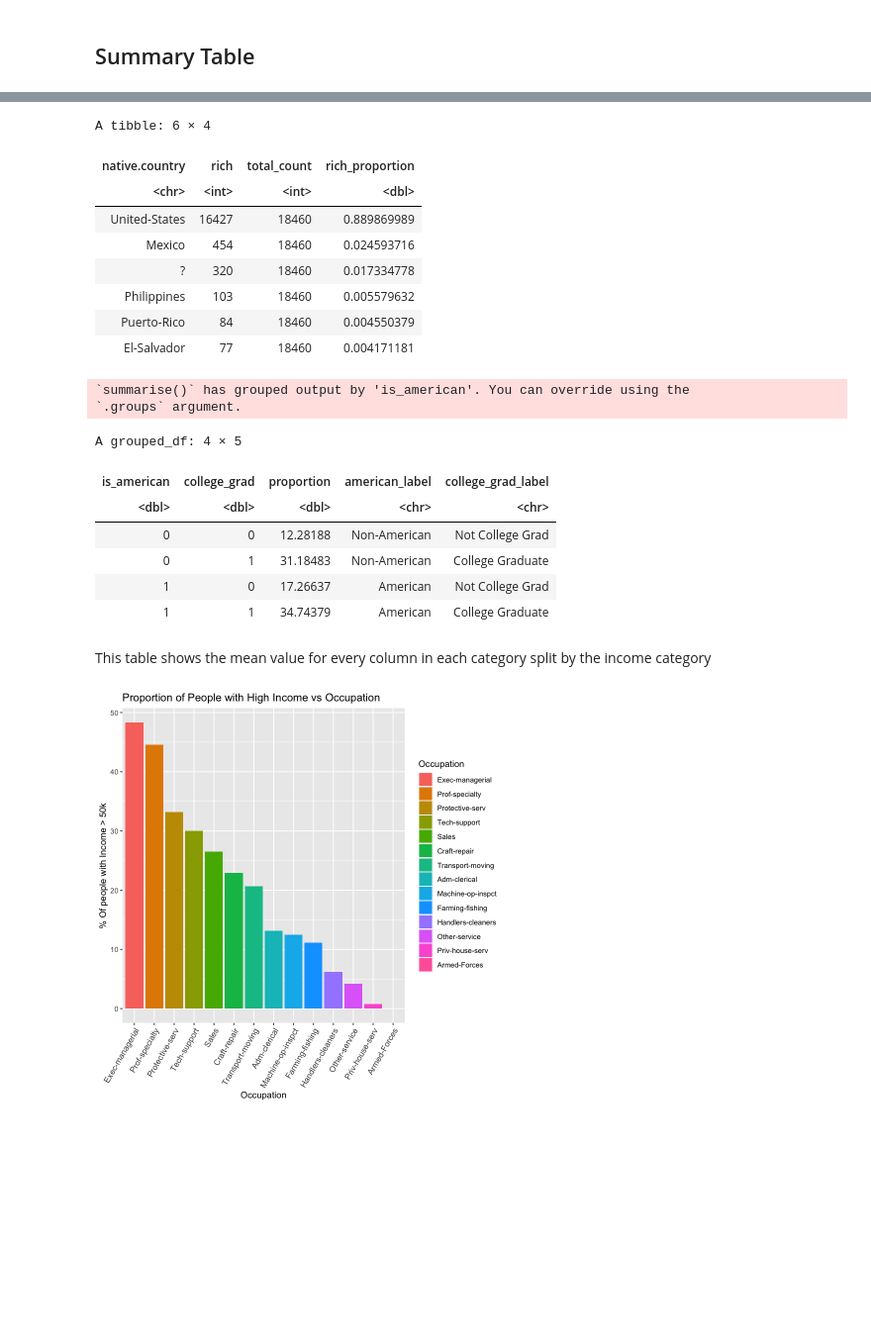
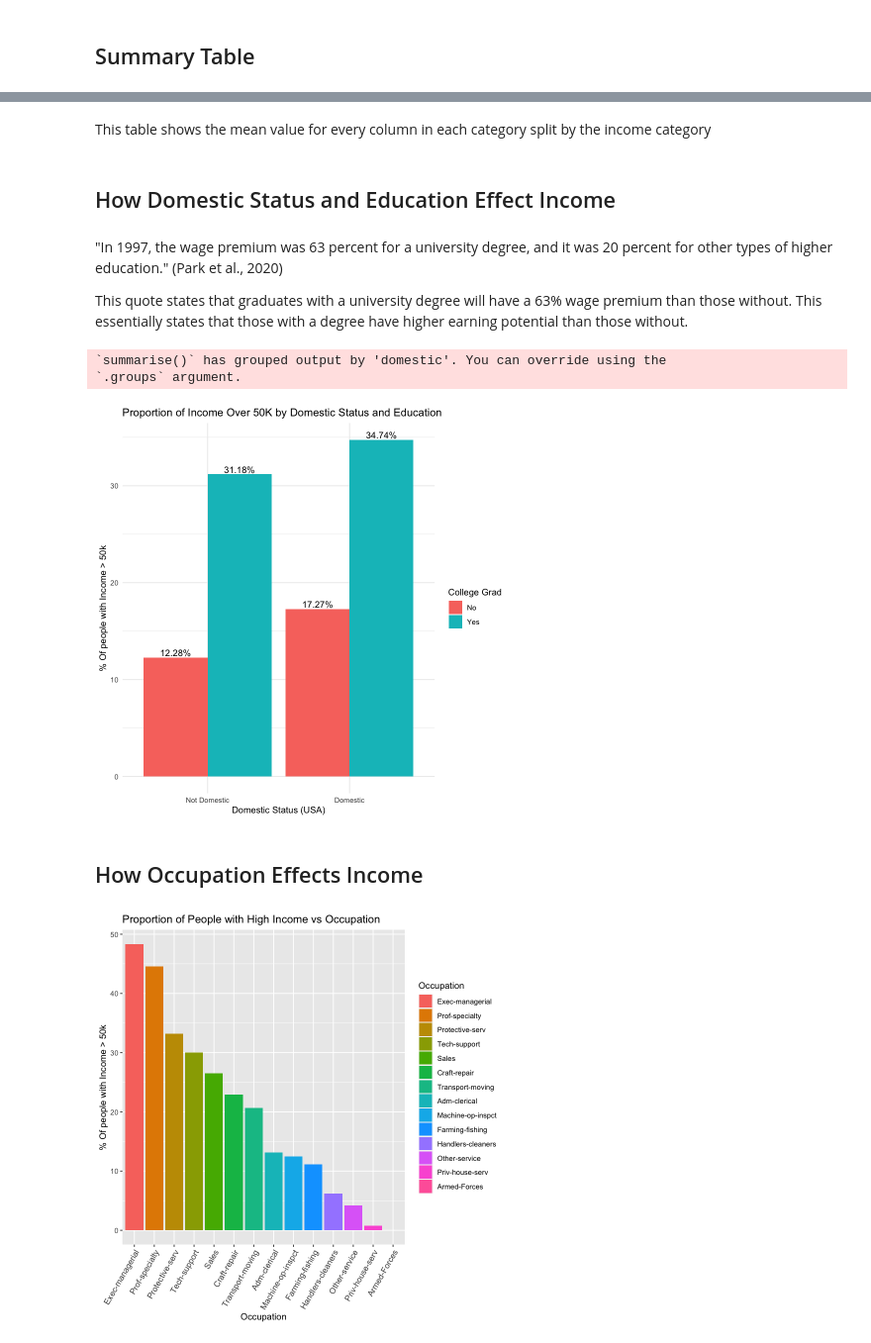
Before and after one commit to calvingdu/dsci100-003-23, a Jupyter notebook: src/project/project.ipynb, the cells around one changed output, grey strips where cells are left out. Shown at 99% size. Cells and saved outputs as stored; diff of their text form; code cells hidden in the pictures; blank space fills up the shorter version.

```diff
--- a/src/project/project.ipynb
+++ b/src/project/project.ipynb
@@ -168,43 +175,32 @@ A tibble: 2 × 26
-# %%
-descending_df <- tidy_df %>%
-  filter(income == "<=50K") %>%
-  group_by(native.country) %>%
-  summarize(rich = n()) %>%
-  ungroup() %>%
-  mutate(total_count = sum(rich)) %>%
-  mutate(rich_proportion = rich / total_count) %>%
-  arrange(desc(rich_proportion))
-
-head(descending_df)
-# %% [output]
-A tibble: 6 × 4
-| native.country | rich | total_count | rich_proportion |
-| <chr> | <int> | <int> | <dbl> |
-| United-States | 16427 | 18460 | 0.889869989 |
-| Mexico | 454 | 18460 | 0.024593716 |
-| ? | 320 | 18460 | 0.017334778 |
-| Philippines | 103 | 18460 | 0.005579632 |
-| Puerto-Rico | 84 | 18460 | 0.004550379 |
-| El-Salvador | 77 | 18460 | 0.004171181 |
-# %%
-tidy_df %>%
-group_by(is_american, college_grad) %>%
-summarize(proportion = (sum(income == ">50K") / n()) * 100) %>%
-mutate(american_label = ifelse(is_american == 1, "American", "Non-American")) %>%
-mutate(college_grad_label = ifelse(college_grad == 1, "College Graduate", "Not College Grad")) %>%
-ggplot(aes(x ))
-# %% [output]
-`summarise()` has grouped output by 'is_american'. You can override using the
-`.groups` argument.
-A grouped_df: 4 × 5
-| is_american | college_grad | proportion | american_label | college_grad_label |
-| <dbl> | <dbl> | <dbl> | <chr> | <chr> |
-| 0 | 0 | 12.28188 | Non-American | Not College Grad |
-| 0 | 1 | 31.18483 | Non-American | College Graduate |
-| 1 | 0 | 17.26637 | American | Not College Grad |
-| 1 | 1 | 34.74379 | American | College Graduate |
 # %% [markdown]
 This table shows the mean value for every column in each category split by the income category
+# %% [markdown]
+## How Domestic Status and Education Effect Income
+# %% [markdown]
+"In 1997, the wage premium was 63 percent for a university degree, and it was 20 percent for other types of higher education." (Park et al., 2020)
+
+This quote states that graduates with a university degree will have a 63% wage premium than those without. This essentially states that those with a degree have higher earning potential than those without.
+# %%
+data <- tidy_df %>%
+  group_by(domestic, college_grad) %>%
+  summarize(proportion = (sum(income == ">50K") / n()) * 100) %>%
+  ungroup() %>%
+  mutate(domestic = factor(domestic, labels = c("Not Domestic", "Domestic")),
+         college_grad = factor(college_grad, labels = c("No", "Yes")))
+
+ggplot(data, aes(x = domestic, y = proportion, fill = college_grad)) +
+  geom_bar(stat = "identity", position = position_dodge()) +
+  labs(y = "% Of people with Income > 50k", x = "Domestic Status (USA)", title = "Proportion of Income Over 50K by Domestic Status and Education", fill = "College Grad") +
+  theme_minimal() +
+  geom_text(aes(label = sprintf("%.2f%%", proportion)),
+            position = position_dodge(width = 0.9),
+            vjust = -0.25)
+# %% [output]
+`summarise()` has grouped output by 'domestic'. You can override using the
+`.groups` argument.
+[figure, added]
+# %% [markdown]
+## How Occupation Effects Income
 # %%
 tidy_df %>%
 group_by(occupation) %>%
```
Also changed, not shown: parts of 24 cells of this notebook, 2 other files.
